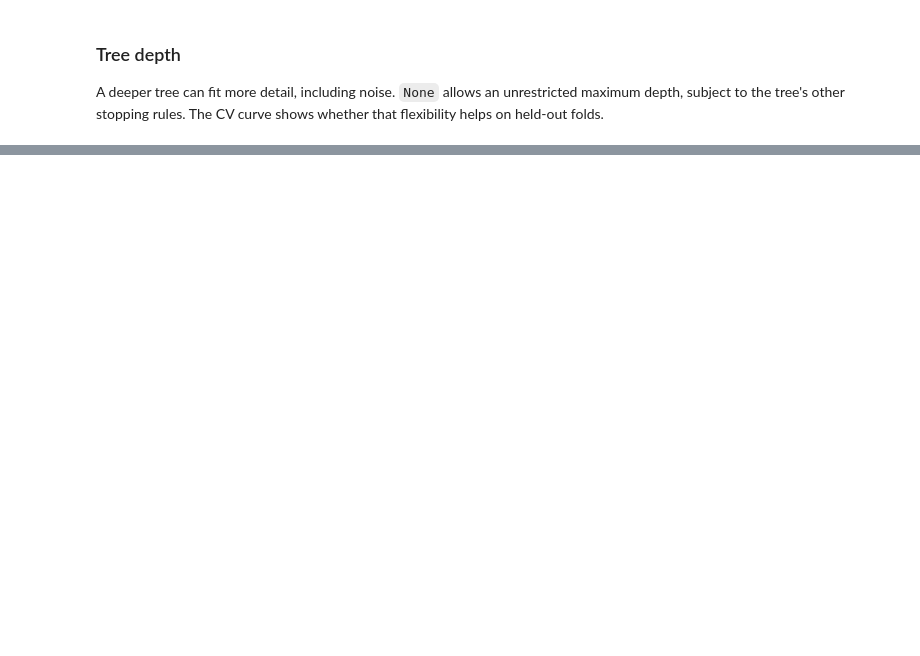
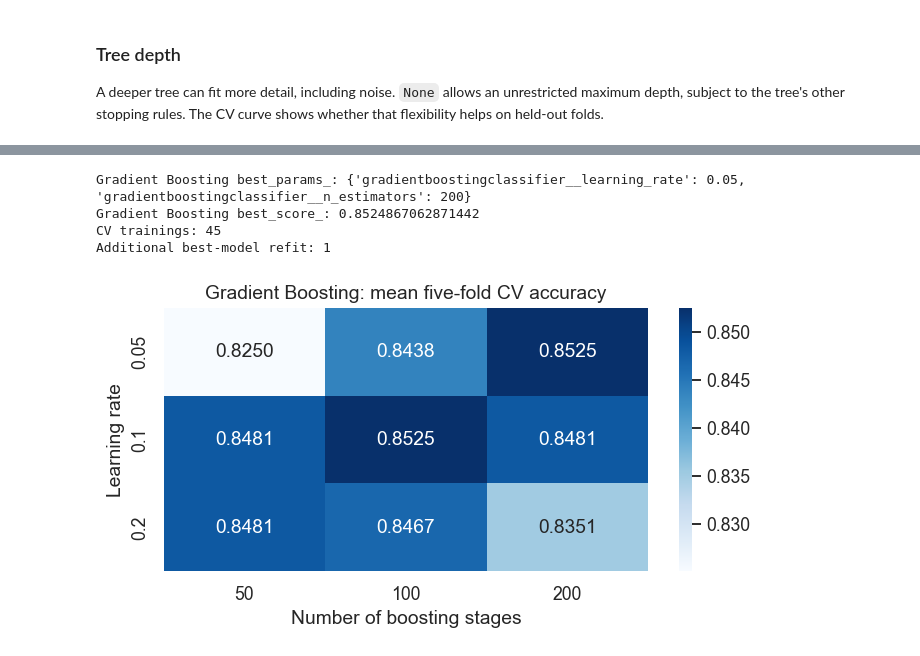
Before and after one commit to fayzliaqat/week4-football-model-comparison, a Jupyter notebook: week4_football_models.ipynb, the cells around one changed output, grey strips where cells are left out. Drawn from its saved outputs; the diff is of its cells as text; code cells hidden in the pictures; blank space fills up the shorter version.

Commit message:
Tune ensemble models and evaluate the reserved test set

```diff
--- a/week4_football_models.ipynb
+++ b/week4_football_models.ipynb
@@ -351,0 +363,15 @@ Chosen max_depth: 10
+# %%
+forestGrid = {
+    "randomforestclassifier__n_estimators": [50, 100, 200],
+    "randomforestclassifier__max_depth": [3, 5, None]
+}
+forestSearch = GridSearchCV(
+    baseModels["Random Forest"], forestGrid, cv=cvFolds, scoring="accuracy",
+    n_jobs=1, error_score="raise"
+)
+forestSearch.fit(trainInputs, trainTarget)
+print("Random Forest best_params_:", forestSearch.best_params_)
+print("Random Forest best_score_:", forestSearch.best_score_)
+print("CV trainings:", len(forestSearch.cv_results_["params"]) * cvFolds.get_n_splits())
+print("Additional best-model refit: 1")
+pd.DataFrame(forestSearch.cv_results_).to_csv(outputDir / "random_forest_grid.csv", index=False)
@@ -351,0 +393,36 @@ Chosen max_depth: 10
+# %%
+boostingGrid = {
+    "gradientboostingclassifier__learning_rate": [0.05, 0.1, 0.2],
+    "gradientboostingclassifier__n_estimators": [50, 100, 200]
+}
+boostingSearch = GridSearchCV(
+    baseModels["Gradient Boosting"], boostingGrid, cv=cvFolds, scoring="accuracy",
+    n_jobs=1, error_score="raise"
+)
+boostingSearch.fit(trainInputs, trainTarget)
+print("Gradient Boosting best_params_:", boostingSearch.best_params_)
+print("Gradient Boosting best_score_:", boostingSearch.best_score_)
+print("CV trainings:", len(boostingSearch.cv_results_["params"]) * cvFolds.get_n_splits())
+print("Additional best-model refit: 1")
+boostingGridResults = pd.DataFrame(boostingSearch.cv_results_)
+boostingGridResults.to_csv(outputDir / "gradient_boosting_grid.csv", index=False)
+
+boostingPlot = boostingGridResults.pivot(
+    index="param_gradientboostingclassifier__learning_rate",
+    columns="param_gradientboostingclassifier__n_estimators", values="mean_test_score"
+)
+plt.figure(figsize=(6.4, 3.5))
+sns.heatmap(boostingPlot, annot=True, fmt=".4f", cmap="Blues")
+plt.title("Gradient Boosting: mean five-fold CV accuracy")
+plt.xlabel("Number of boosting stages")
+plt.ylabel("Learning rate")
+plt.tight_layout()
+plt.savefig(outputDir / "gradient_boosting_grid.png", dpi=180)
+plt.show()
+plt.close()
+# %% [output]
+Gradient Boosting best_params_: {'gradientboostingclassifier__learning_rate': 0.05, 'gradientboostingclassifier__n_estimators': 200}
+Gradient Boosting best_score_: 0.8524867062871442
+CV trainings: 45
+Additional best-model refit: 1
+[figure, added]
```
Also changed, not shown: parts of 13 cells of this notebook, 12 other files.
